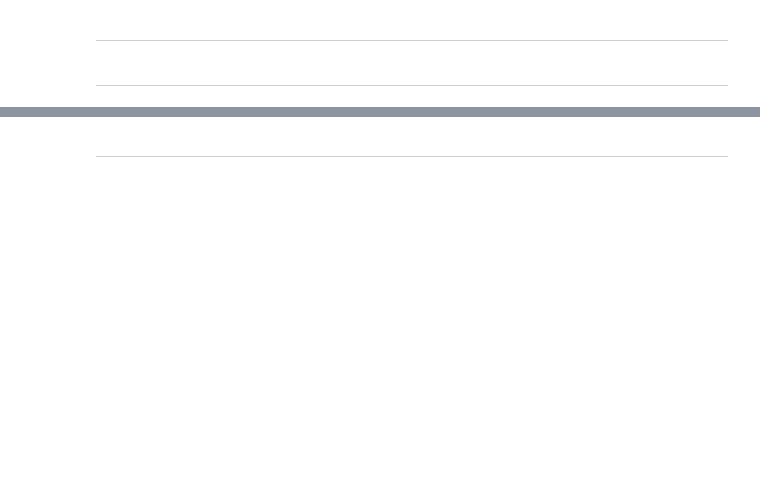
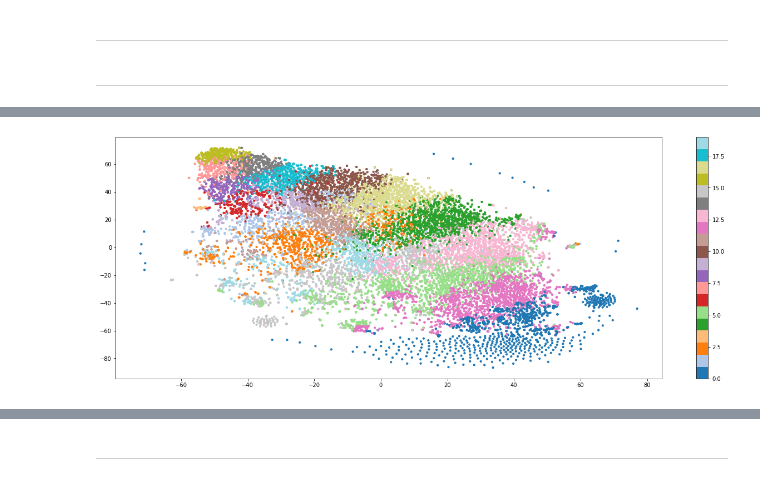
Before and after one commit to NazaGara/tm_seriesTV, a Jupyter notebook: tw_shows.ipynb, the cells around one changed output, grey strips where cells are left out. Cells and saved outputs as stored; diff of their text form; code cells hidden in the pictures; blank space fills up the shorter version.

```diff
--- a/tw_shows.ipynb
+++ b/tw_shows.ipynb
@@ -219,3 +227,7 @@ plot_all(all_df, True)
+# %%
+plot_all(wv_df, True)
+# %% [output]
+[figure, added]
 # %%
 show_sample(all_df)
 # %% [output]
```
Also changed, not shown: parts of 44 cells of this notebook.
